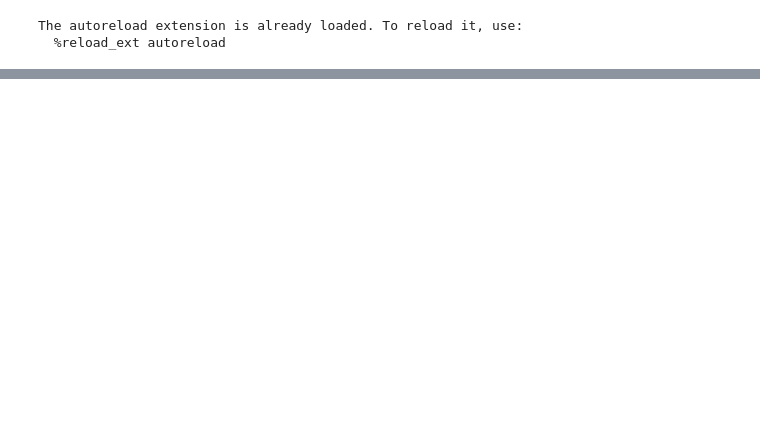
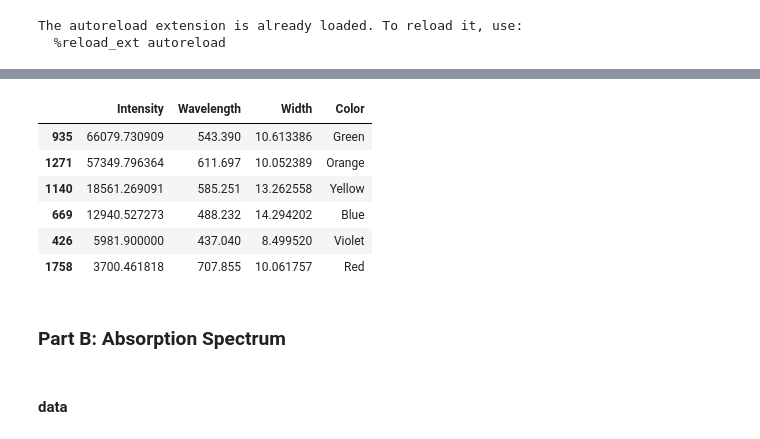
Before and after one commit to trevorm4x/APL-fuel-first, a Jupyter notebook: Lab/Lab3/APL_3_cell.ipynb, the cells around one changed output, grey strips where cells are left out. Cells and saved outputs as stored; diff of their text form; code cells hidden in the pictures; blank space fills up the shorter version.

```diff
--- a/Lab/Lab3/APL_3_cell.ipynb
+++ b/Lab/Lab3/APL_3_cell.ipynb
@@ -31,0 +75,7 @@ The autoreload extension is already loaded. To reload it, use:
+# %%
+fig = figure()
+fig.line(lablight.Wavelength, lablight.Intensity)
+fig.line(lablight.Wavelength, fft_filter(lablight.Intensity, .05), color = 'red')
+fig.line(lablight.Wavelength, moving_avg_filter(lablight.Intensity, 10), color = 'green')
+show(fig)
+lablight['smooth'] = moving_avg_filter(lablight.Intensity, 10)
@@ -31,0 +85,8 @@ The autoreload extension is already loaded. To reload it, use:
+# %%
+peak_inds, peak_heights = nu.peak(lablight.smooth, 6)
+peaks = lablight.smooth[peak_inds]
+peak_df = pd.DataFrame({
+    'Intensity': peaks,
+    'Wavelength': lablight.Wavelength[peak_inds],
+})
+peak_df
@@ -31,0 +101,8 @@ The autoreload extension is already loaded. To reload it, use:
+# %%
+widths = nu.halfmax(lablight.smooth, peak_inds)[0]
+
+widths = widths * (lablight.Wavelength[1]-lablight.Wavelength[0])
+
+peak_df['Width'] = widths
+
+peak_df
@@ -31,0 +117,3 @@ The autoreload extension is already loaded. To reload it, use:
+# %%
+colookup = pd.Series([620, 590, 570, 495, 450, 380], index = ['Red','Orange','Yellow','Green','Blue','Violet'])
+colookup
@@ -32 +128,17 @@ The autoreload extension is already loaded. To reload it, use:
+# %%
+peak_df['Color'] = peak_df.apply(
+    lambda x: colookup[x.Wavelength > colookup].index[0], axis=1)
+peak_df
+# %% [output]
+|  | Intensity | Wavelength | Width | Color |
+| 935 | 66079.730909 | 543.390 | 10.613386 | Green |
+| 1271 | 57349.796364 | 611.697 | 10.052389 | Orange |
+| 1140 | 18561.269091 | 585.251 | 13.262558 | Yellow |
+| 669 | 12940.527273 | 488.232 | 14.294202 | Blue |
+| 426 | 5981.900000 | 437.040 | 8.499520 | Violet |
+| 1758 | 3700.461818 | 707.855 | 10.061757 | Red |
+# %% [markdown]
+### Part B: Absorption Spectrum
+# %% [markdown]
+#### data
 # %%
```
Also changed, not shown: parts of 26 cells of this notebook, 8 other files.
